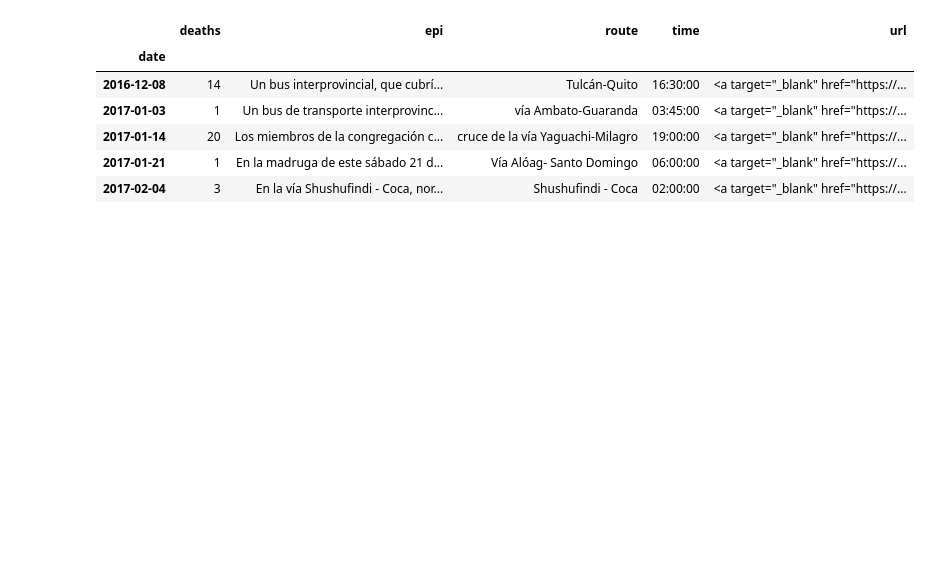
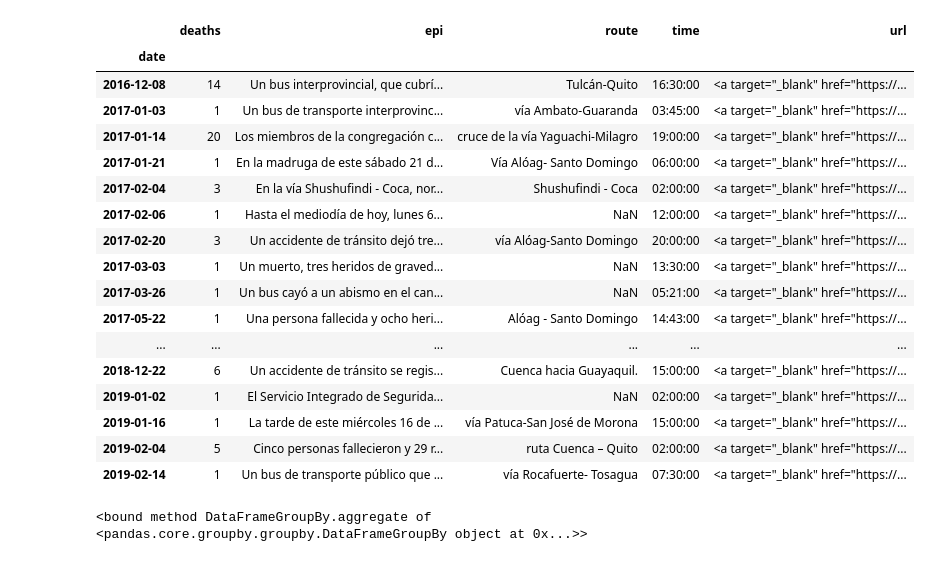
Before and after one commit to peter-amerkhanian/Bus-Accidents-Redux, a Jupyter notebook: bus_data_sandbox.ipynb, the cells around one changed output. Saved outputs shown, nothing was run; the diff lists cells and outputs as text; code cells hidden in the pictures; blank space fills up the shorter version.

```diff
--- a/bus_data_sandbox.ipynb
+++ b/bus_data_sandbox.ipynb
@@ -16,17 +27,39 @@ data.head()
+# %%
+def get_first_non_null(series):
+    series = series.tolist()
+    for x in series:
+        if x:
+            return x
 # %%
 data.groupby('date').agg({'deaths': 'last',
                          'epi': 'first',
-                         'route': 'first',
-                         'time': 'first',
-                         'url': 'first'}).head()
+                         'route': get_first_non_null,
+                         'time': get_first_non_null,
+                         'url': get_first_non_null})
 # %% [output]
 |  | deaths | epi | route | time | url |
 | date |  |  |  |  |  |
 | 2016-12-08 | 14 | Un bus interprovincial, que cubrí... | Tulcán-Quito | 16:30:00 | <a target="_blank" href="https://... |
 | 2017-01-03 | 1 | Un bus de transporte interprovinc... | vía Ambato-Guaranda | 03:45:00 | <a target="_blank" href="https://... |
 | 2017-01-14 | 20 | Los miembros de la congregación c... | cruce de la vía Yaguachi-Milagro | 19:00:00 | <a target="_blank" href="https://... |
 | 2017-01-21 | 1 | En la madruga de este sábado 21 d... | Vía Alóag- Santo Domingo | 06:00:00 | <a target="_blank" href="https://... |
 | 2017-02-04 | 3 | En la vía Shushufindi - Coca, nor... | Shushufindi - Coca | 02:00:00 | <a target="_blank" href="https://... |
+| 2017-02-06 | 1 | Hasta el mediodía de hoy, lunes 6... | NaN | 12:00:00 | <a target="_blank" href="https://... |
+| 2017-02-20 | 3 | Un accidente de tránsito dejó tre... | vía Alóag-Santo Domingo | 20:00:00 | <a target="_blank" href="https://... |
+| 2017-03-03 | 1 | Un muerto, tres heridos de graved... | NaN | 13:30:00 | <a target="_blank" href="https://... |
+| 2017-03-26 | 1 | Un bus cayó a un abismo en el can... | NaN | 05:21:00 | <a target="_blank" href="https://... |
+| 2017-05-22 | 1 | Una persona fallecida y ocho heri... | Alóag - Santo Domingo | 14:43:00 | <a target="_blank" href="https://... |
+| ... | ... | ... | ... | ... | ... |
+| 2018-12-22 | 6 | Un accidente de tránsito se regis... | Cuenca hacia Guayaquil. | 15:00:00 | <a target="_blank" href="https://... |
+| 2019-01-02 | 1 | El Servicio Integrado de Segurida... | NaN | 02:00:00 | <a target="_blank" href="https://... |
+| 2019-01-16 | 1 | La tarde de este miércoles 16 de ... | vía Patuca-San José de Morona | 15:00:00 | <a target="_blank" href="https://... |
+| 2019-02-04 | 5 | Cinco personas fallecieron y 29 r... | ruta Cuenca – Quito | 02:00:00 | <a target="_blank" href="https://... |
+| 2019-02-14 | 1 | Un bus de transporte público que ... | vía Rocafuerte- Tosagua | 07:30:00 | <a target="_blank" href="https://... |
+# %%
+df = data.groupby('date')
+df.
+# %% [output]
+<bound method DataFrameGroupBy.aggregate of <pandas.core.groupby.groupby.DataFrameGroupBy object at 0x...>>
 # %%
 ## Test Work
 # for index, date in enumerate(data.date):
```
Also changed, not shown: parts of 1 cell of this notebook, 1 other file.
